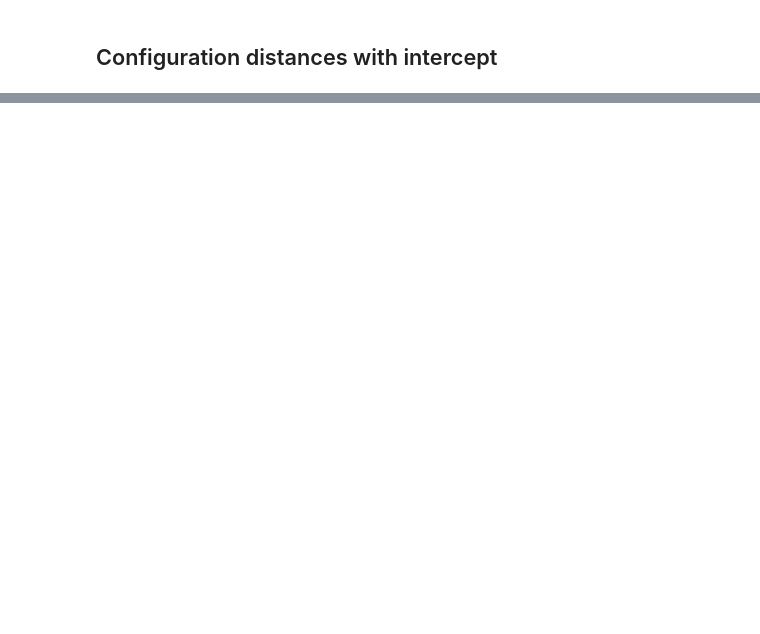
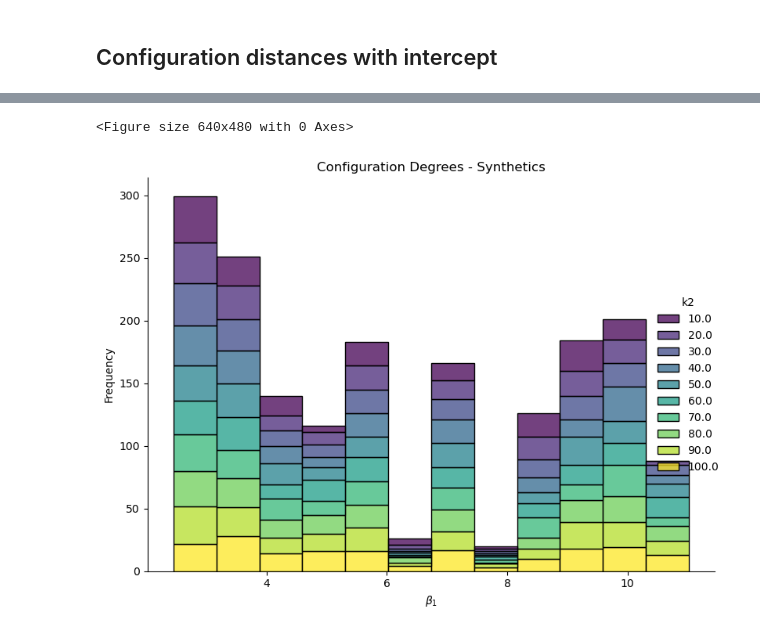
Before and after one commit to kaiser-dan/proj_naive-embedded-reconstruction, a Jupyter notebook: notebooks/viz/viz_EMB_ex27.ipynb, the cells around one changed output, grey strips where cells are left out. Cells and saved outputs as stored; diff of their text form; code cells hidden in the pictures; blank space fills up the shorter version.

```diff
--- a/notebooks/viz/viz_EMB_ex27.ipynb
+++ b/notebooks/viz/viz_EMB_ex27.ipynb
@@ -345,0 +443,28 @@ plt.tight_layout()
+# %%
+# Instantiate figure, subset relevant data
+plt.figure()
+
+# Plotting data
+sns.displot(
+    data=df_S.query("k1 == 10"), #kind="line",
+    x="coefs",
+    hue="k2", palette="viridis",
+    multiple="stack",
+    height=6, aspect=1.2,
+)
+
+# Axes configuration
+plt.xlabel("$\\beta_1$")
+
+plt.ylabel("Frequency")
+
+
+# Figure-level attributes
+plt.title("Configuration Degrees - Synthetics")
+
+# Save plot
+plt.tight_layout()
+# plt.savefig("../../results/plots/line_auroc-pfi_N2V-logreg-configuration-distance.png", facecolor="white", transparent=False)
+# %% [output]
+<Figure size 640x480 with 0 Axes>
+[figure, added]
```
Also changed, not shown: parts of 13 cells of this notebook, 19 other files.
